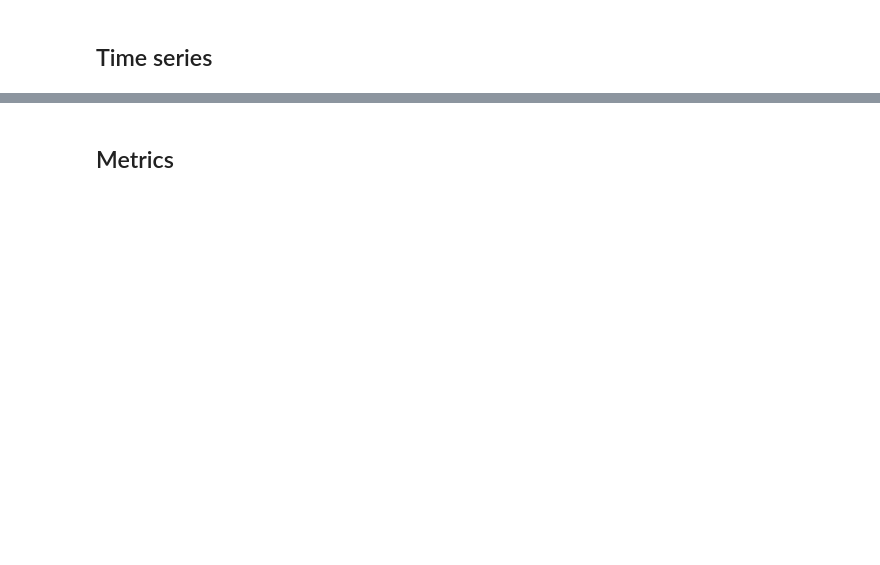
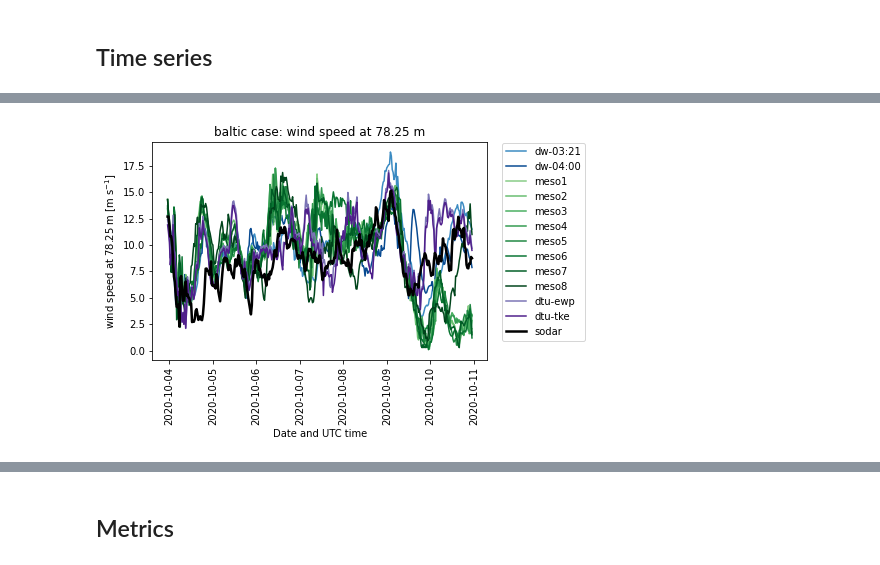
Before and after one commit to joejoeyjoseph/i-validate, a Jupyter notebook: notebooks/y_analysis.ipynb, the cells around one changed output, grey strips where cells are left out. Drawn from its saved outputs; the diff is of its cells as text; code cells hidden in the pictures; blank space fills up the shorter version.

```diff
--- a/notebooks/y_analysis.ipynb
+++ b/notebooks/y_analysis.ipynb
@@ -60,0 +70,47 @@ plot_us_ws_ts(120)
+# %%
+def plot_eu_ws_ts(lev, case):
+
+    lev = str(lev)
+
+    colormap = plt.cm.gist_ncar
+
+    fig, ax = plt.subplots()
+
+    plt.gca().set_prop_cycle(plt.cycler('color', plt.cm.Blues(np.linspace(0.65, 0.9, 2))))
+
+    ax.plot(df_dw.index, df_dw[lev]['dw0321']['dw0321_ws'], label='dw-03:21')
+    ax.plot(df_dw.index, df_dw[lev]['dw0400']['dw0400_ws'], label='dw-04:00')
+
+    plt.gca().set_prop_cycle(plt.cycler('color', plt.cm.Greens(np.linspace(0.45, 1, 8))))
+
+    for i in np.arange(1, 9):
+        i = str(i)
+        ax.plot(df_meso.index, df_meso[lev]['meso'+i]['meso'+i+'_ws'], label='meso'+i)
+
+#     ax.plot(df_nrel.index, df_dtu[lev]['nrel']['nrel_wrf_ws'], label='nrel', c='orange')
+
+    plt.gca().set_prop_cycle(plt.cycler('color', plt.cm.Purples(np.linspace(0.65, 0.9, 2))))
+
+    ax.plot(df_dtu.index, df_dtu[lev]['dtuewp']['dtuewp_ws'], label='dtu-ewp')
+    ax.plot(df_dtu.index, df_dtu[lev]['dtutke']['dtutke_ws'], label='dtu-tke')
+
+    ax.plot(df_dw.index, df_dw[lev]['dw0321'][case+'_ws'], label='sodar', c='k', linewidth=2.5)
+
+    var_txt = 'wind speed at '+lev+' m'
+
+    plt.xticks(rotation=90)
+    plt.xlabel('Date and UTC time')
+    plt.ylabel(var_txt+r' [m s$^{-1}$]')
+    plt.title(case+' case: '+var_txt)
+    plt.legend(bbox_to_anchor=(1.03, 1.02), loc='upper left')
+    plt.show()
+# %%
+case = 'baltic'
+
+df_dw = read_ts_df(case, 'dw')
+df_meso = read_ts_df(case, 'meso')
+df_dtu = read_ts_df(case, 'dtu')
+
+plot_eu_ws_ts(78.25, case)
+# %% [output]
+[figure, added]
```
Also changed, not shown: parts of 20 cells of this notebook.
